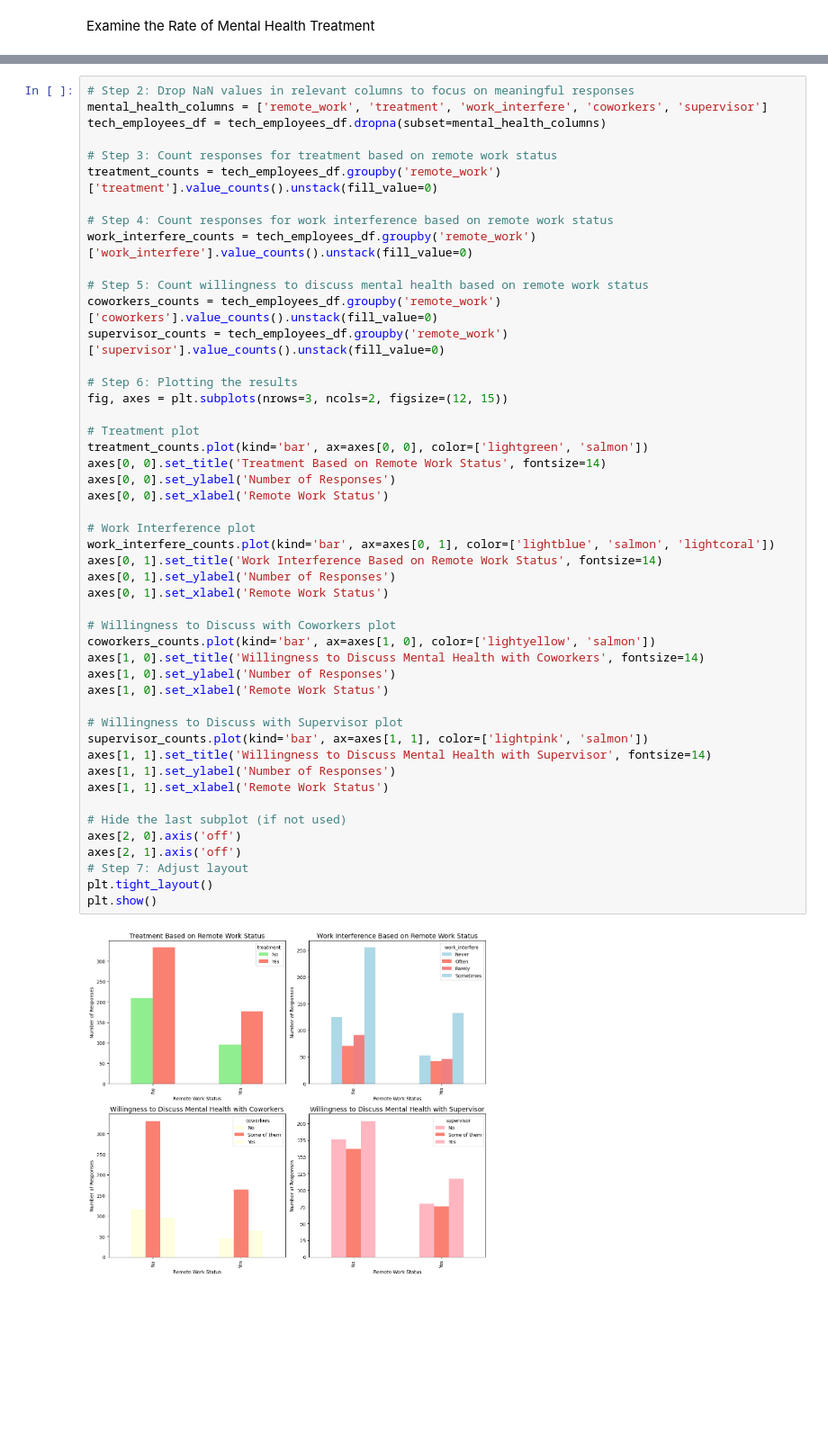
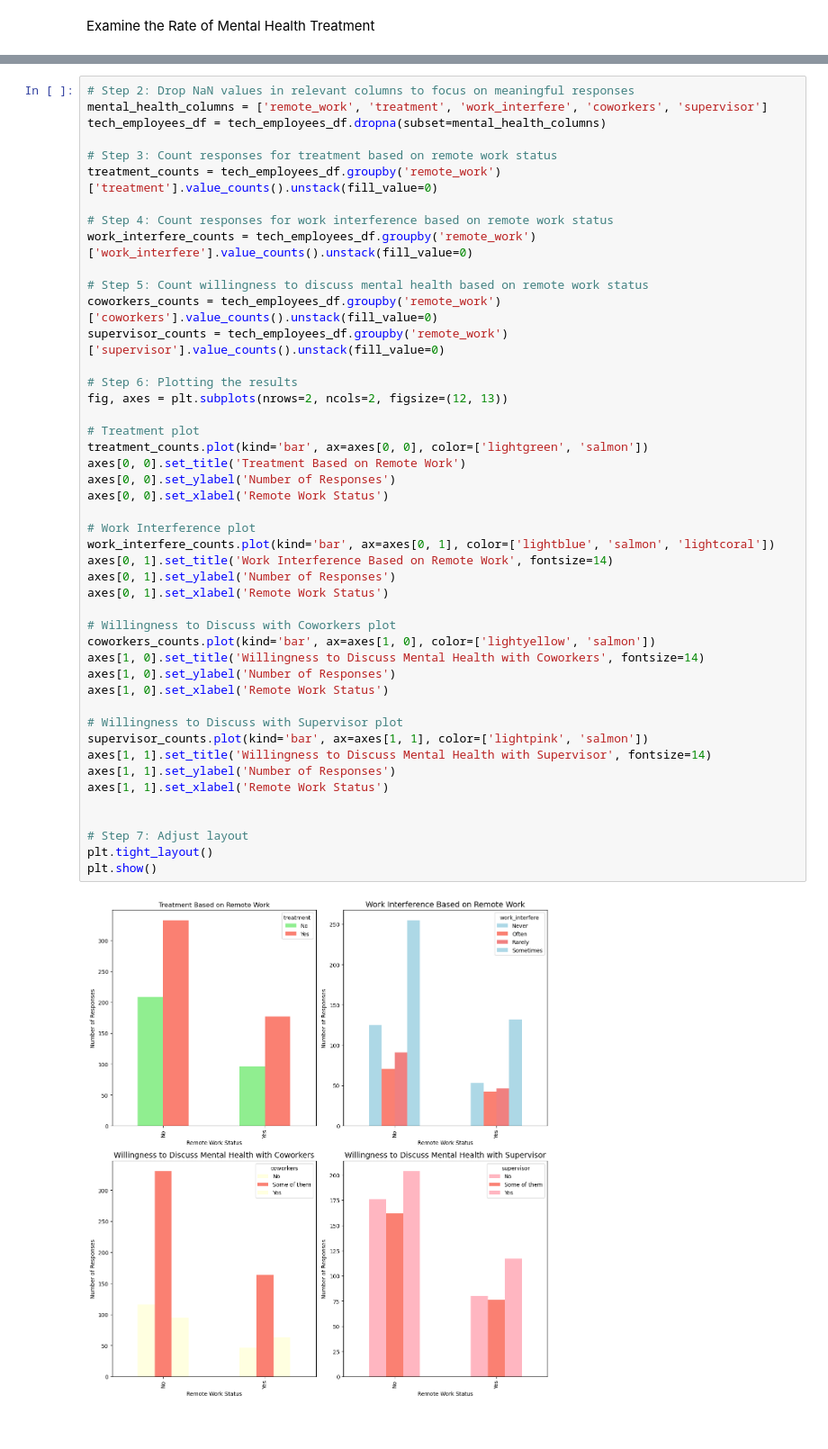
Before and after one commit to CaptDon71/Project-1-Research-Presentation, a Jupyter notebook: data_visualization.ipynb, the cells around one changed output, grey strips where cells are left out. Shown at 90% size. Drawn from its saved outputs; the diff is of its cells as text.

```diff
--- a/data_visualization.ipynb
+++ b/data_visualization.ipynb
@@ -120,37 +174,35 @@ coworkers_counts = tech_employees_df.groupby('remote_work')['coworkers'].value_c
 supervisor_counts = tech_employees_df.groupby('remote_work')['supervisor'].value_counts().unstack(fill_value=0)
 
 # Step 6: Plotting the results
-fig, axes = plt.subplots(nrows=3, ncols=2, figsize=(12, 15))
+fig, axes = plt.subplots(nrows=2, ncols=2, figsize=(12, 13))
 
 # Treatment plot
 treatment_counts.plot(kind='bar', ax=axes[0, 0], color=['lightgreen', 'salmon'])
-axes[0, 0].set_title('Treatment Based on Remote Work Status', fontsize=14)
+axes[0, 0].set_title('Treatment Based on Remote Work')
 axes[0, 0].set_ylabel('Number of Responses')
 axes[0, 0].set_xlabel('Remote Work Status')
 
 # Work Interference plot
 work_interfere_counts.plot(kind='bar', ax=axes[0, 1], color=['lightblue', 'salmon', 'lightcoral'])
-axes[0, 1].set_title('Work Interference Based on Remote Work Status', fontsize=14)
+axes[0, 1].set_title('Work Interference Based on Remote Work', fontsize=14)
 axes[0, 1].set_ylabel('Number of Responses')
 axes[0, 1].set_xlabel('Remote Work Status')
 
 # Willingness to Discuss with Coworkers plot
 coworkers_counts.plot(kind='bar', ax=axes[1, 0], color=['lightyellow', 'salmon'])
 axes[1, 0].set_title('Willingness to Discuss Mental Health with Coworkers', fontsize=14)
 axes[1, 0].set_ylabel('Number of Responses')
 axes[1, 0].set_xlabel('Remote Work Status')
 
 # Willingness to Discuss with Supervisor plot
 supervisor_counts.plot(kind='bar', ax=axes[1, 1], color=['lightpink', 'salmon'])
 axes[1, 1].set_title('Willingness to Discuss Mental Health with Supervisor', fontsize=14)
 axes[1, 1].set_ylabel('Number of Responses')
 axes[1, 1].set_xlabel('Remote Work Status')
 
-# Hide the last subplot (if not used)
-axes[2, 0].axis('off')
-axes[2, 1].axis('off')
+
 # Step 7: Adjust layout
 plt.tight_layout()
 plt.show()
 # %% [output]
-[figure, old version]
+[figure, new version]
```
Also changed, not shown: parts of 5 cells of this notebook.
